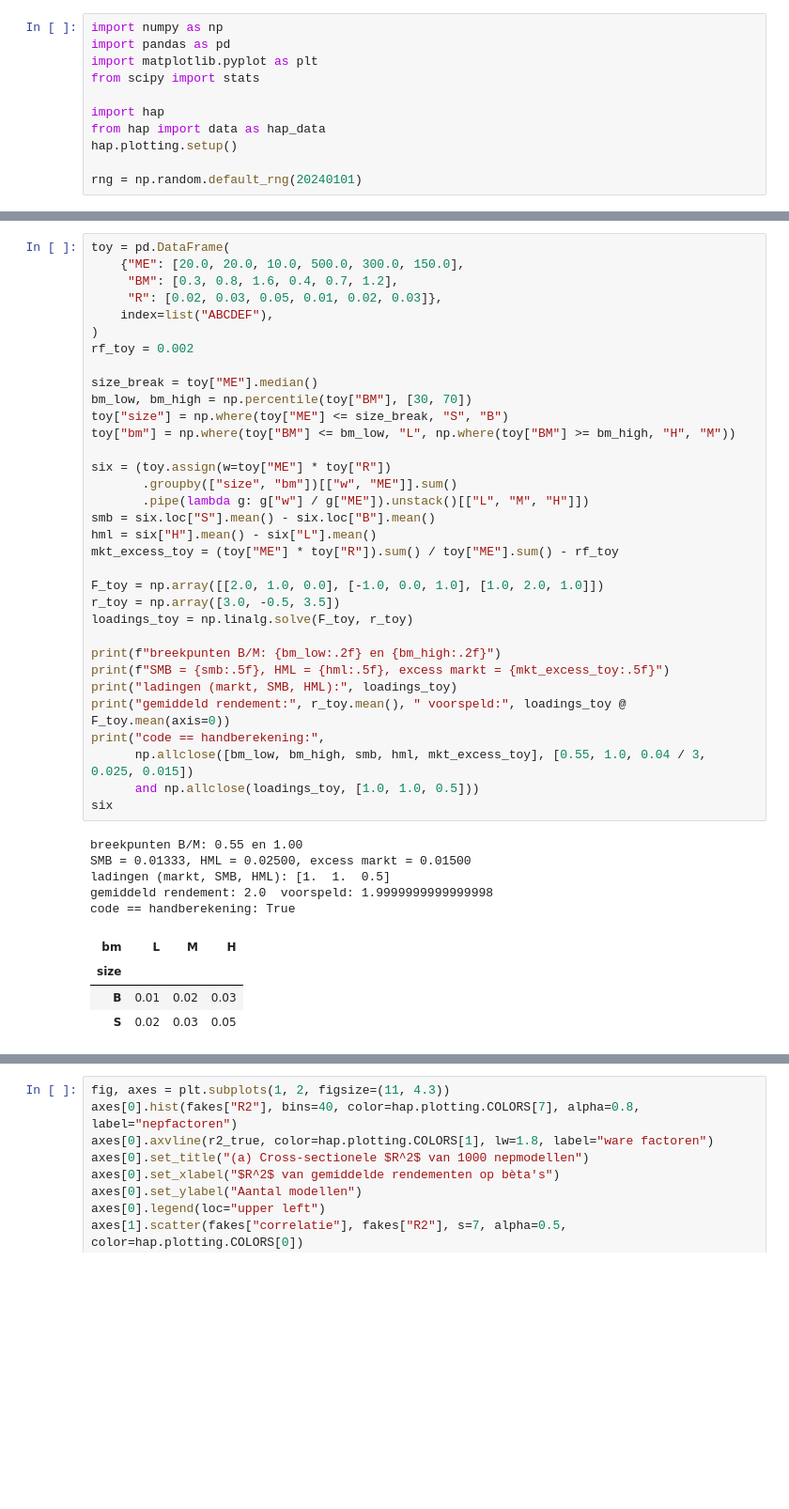
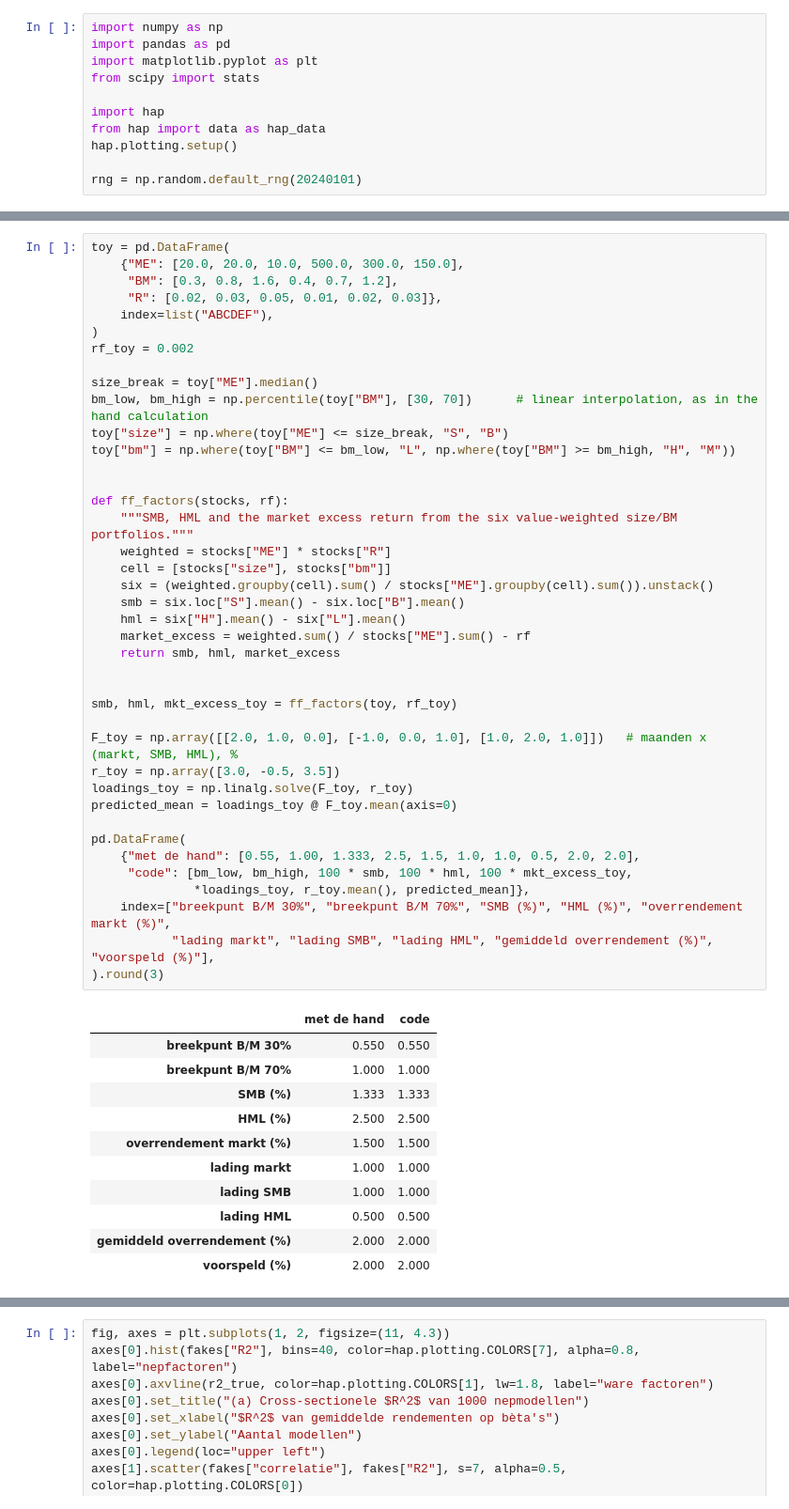
Before and after one commit to MaartenN14/history-asset-pricing, a Jupyter notebook: lectures/04_18_fama_french.ipynb, the cells around one changed output, grey strips where cells are left out. Shown at 94% size. Drawn from its saved outputs; the diff is of its cells as text; blank space fills up the shorter version.

```diff
--- a/lectures/04_18_fama_french.ipynb
+++ b/lectures/04_18_fama_french.ipynb
@@ -159,44 +165,53 @@ factoren de testportefeuilles opspannen, hoe minder een kleine alfa bewijst.
 # %%
 toy = pd.DataFrame(
     {"ME": [20.0, 20.0, 10.0, 500.0, 300.0, 150.0],
      "BM": [0.3, 0.8, 1.6, 0.4, 0.7, 1.2],
      "R": [0.02, 0.03, 0.05, 0.01, 0.02, 0.03]},
     index=list("ABCDEF"),
 )
 rf_toy = 0.002
 
 size_break = toy["ME"].median()
-bm_low, bm_high = np.percentile(toy["BM"], [30, 70])
+bm_low, bm_high = np.percentile(toy["BM"], [30, 70])      # linear interpolation, as in the hand calculation
 toy["size"] = np.where(toy["ME"] <= size_break, "S", "B")
 toy["bm"] = np.where(toy["BM"] <= bm_low, "L", np.where(toy["BM"] >= bm_high, "H", "M"))
 
-six = (toy.assign(w=toy["ME"] * toy["R"])
-       .groupby(["size", "bm"])[["w", "ME"]].sum()
-       .pipe(lambda g: g["w"] / g["ME"]).unstack()[["L", "M", "H"]])
-smb = six.loc["S"].mean() - six.loc["B"].mean()
-hml = six["H"].mean() - six["L"].mean()
-mkt_excess_toy = (toy["ME"] * toy["R"]).sum() / toy["ME"].sum() - rf_toy
 
-F_toy = np.array([[2.0, 1.0, 0.0], [-1.0, 0.0, 1.0], [1.0, 2.0, 1.0]])
+def ff_factors(stocks, rf):
+    """SMB, HML and the market excess return from the six value-weighted size/BM portfolios."""
+    weighted = stocks["ME"] * stocks["R"]
+    cell = [stocks["size"], stocks["bm"]]
+    six = (weighted.groupby(cell).sum() / stocks["ME"].groupby(cell).sum()).unstack()
+    smb = six.loc["S"].mean() - six.loc["B"].mean()
+    hml = six["H"].mean() - six["L"].mean()
+    market_excess = weighted.sum() / stocks["ME"].sum() - rf
+    return smb, hml, market_excess
+
+
+smb, hml, mkt_excess_toy = ff_factors(toy, rf_toy)
+
+F_toy = np.array([[2.0, 1.0, 0.0], [-1.0, 0.0, 1.0], [1.0, 2.0, 1.0]])   # maanden x (markt, SMB, HML), %
 r_toy = np.array([3.0, -0.5, 3.5])
 loadings_toy = np.linalg.solve(F_toy, r_toy)
+predicted_mean = loadings_toy @ F_toy.mean(axis=0)
 
-print(f"breekpunten B/M: {bm_low:.2f} en {bm_high:.2f}")
-print(f"SMB = {smb:.5f}, HML = {hml:.5f}, excess markt = {mkt_excess_toy:.5f}")
-print("ladingen (markt, SMB, HML):", loadings_toy)
-print("gemiddeld rendement:", r_toy.mean(), " voorspeld:", loadings_toy @ F_toy.mean(axis=0))
-print("code == handberekening:",
-      np.allclose([bm_low, bm_high, smb, hml, mkt_excess_toy], [0.55, 1.0, 0.04 / 3, 0.025, 0.015])
-      and np.allclose(loadings_toy, [1.0, 1.0, 0.5]))
-six
+pd.DataFrame(
+    {"met de hand": [0.55, 1.00, 1.333, 2.5, 1.5, 1.0, 1.0, 0.5, 2.0, 2.0],
+     "code": [bm_low, bm_high, 100 * smb, 100 * hml, 100 * mkt_excess_toy,
+              *loadings_toy, r_toy.mean(), predicted_mean]},
+    index=["breekpunt B/M 30%", "breekpunt B/M 70%", "SMB (%)", "HML (%)", "overrendement markt (%)",
+           "lading markt", "lading SMB", "lading HML", "gemiddeld overrendement (%)", "voorspeld (%)"],
+).round(3)
 # %% [output]
-breekpunten B/M: 0.55 en 1.00
-SMB = 0.01333, HML = 0.02500, excess markt = 0.01500
-ladingen (markt, SMB, HML): [1.  1.  0.5]
-gemiddeld rendement: 2.0  voorspeld: 1.9999999999999998
-code == handberekening: True
-| bm | L | M | H |
-| size |  |  |  |
-| B | 0.01 | 0.02 | 0.03 |
-| S | 0.02 | 0.03 | 0.05 |
+|  | met de hand | code |
+| breekpunt B/M 30% | 0.550 | 0.550 |
+| breekpunt B/M 70% | 1.000 | 1.000 |
+| SMB (%) | 1.333 | 1.333 |
+| HML (%) | 2.500 | 2.500 |
+| overrendement markt (%) | 1.500 | 1.500 |
+| lading markt | 1.000 | 1.000 |
+| lading SMB | 1.000 | 1.000 |
+| lading HML | 0.500 | 0.500 |
+| gemiddeld overrendement (%) | 2.000 | 2.000 |
+| voorspeld (%) | 2.000 | 2.000 |
 # %% [markdown]
```
Also changed, not shown: parts of 29 cells of this notebook, 5 other files.
